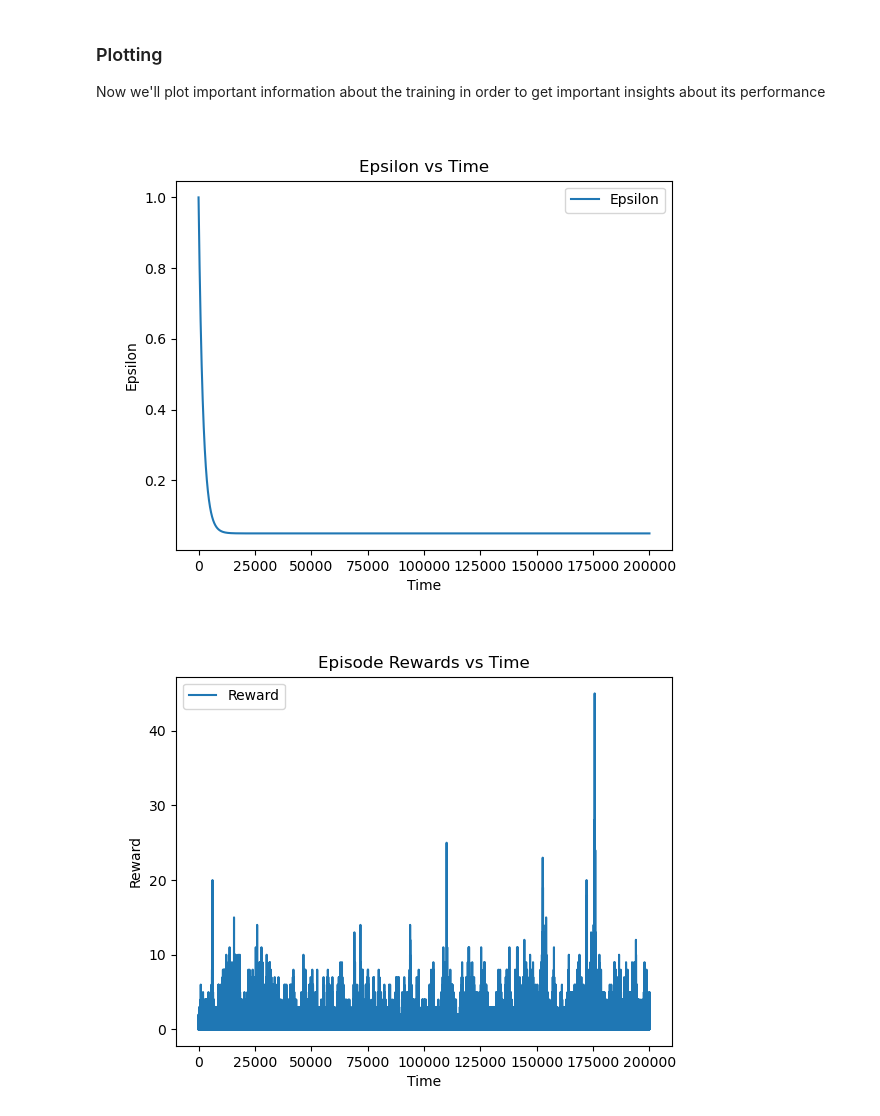
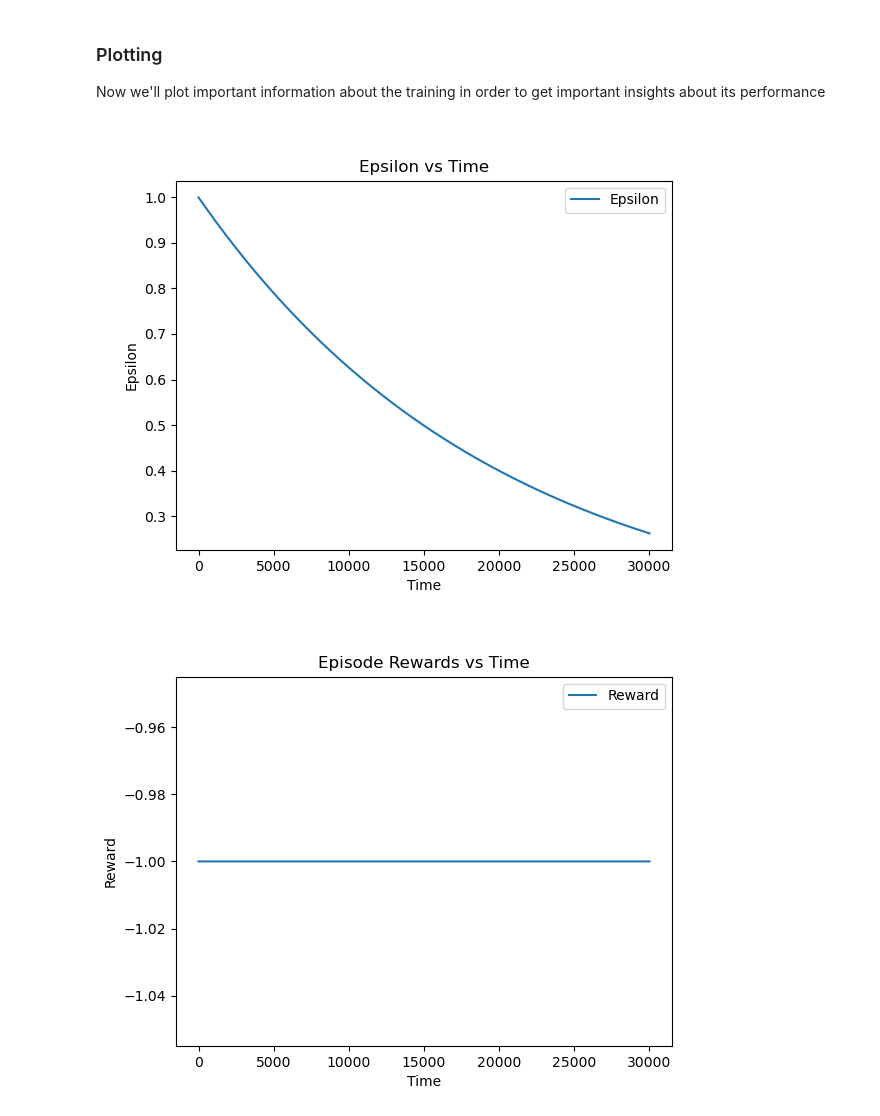
Before and after one commit to game-devs-csf/RL-environments, a Jupyter notebook: endless_runner_gym_test.ipynb, the cells around one changed output. Drawn from its saved outputs; the diff is of its cells as text; code cells hidden in the pictures.

````diff
--- a/endless_runner_gym_test.ipynb
+++ b/endless_runner_gym_test.ipynb
@@ -147,7 +147,7 @@ def epsilon_greedy_policy(Qtable, state, epsilon):
 Here, we'll define the hyperparameters, which are values that related to the training itself, so things like the number of episodes, learning rate, discount rate, decay rate, etc.
 # %%
 # Training parameters
-n_training_episodes = 200000  # Total training episodes
+n_training_episodes = 30000  # Total training episodes
 learning_rate = 0.4          # Learning rate
 
 # Evaluation parameters
@@ -156,16 +156,17 @@ n_eval_episodes = 100        # Total number of test episodes
 # Environment parameters
 env_id = "EndlessRunner-v0"     # Name of the environment
 max_steps = 20000               # Max steps per episode
-gamma = 0.95                 # Discounting rate
+gamma = 0.99                 # Discounting rate
 eval_seed = []               # The evaluation seed of the environment
 
 # Exploration parameters
 max_epsilon = 1.0             # Exploration probability at start
 min_epsilon = 0.05            # Minimum exploration probability
-decay_rate = 0.0005            # Exponential decay rate for exploration prob
+decay_rate = 0.00005            # Exponential decay rate for exploration prob
 # %%
 # Plotting variables
 rewards_vs_time = pd.DataFrame(columns=['Reward', 'Time', 'Epsilon'])
+dictList = []
 # %% [markdown]
 ### Training :O
 Training loop (explanation from HF's course)
@@ -186,7 +187,7 @@ Reset the environment
     Our next state is the new state
 ```
 # %%
-def train(n_training_episodes, min_epsilon, max_epsilon, decay_rate, env, max_steps, Qtable, rewards_vs_time):
+def train(n_training_episodes, min_epsilon, max_epsilon, decay_rate, env, max_steps, Qtable, rewards_vs_time, dictList):
   for episode in tqdm(range(n_training_episodes)):
     # Reduce epsilon (because we need less and less exploration)
     epsilon = min_epsilon + (max_epsilon - min_epsilon)*np.exp(-decay_rate*episode)
@@ -195,6 +196,7 @@ def train(n_training_episodes, min_epsilon, max_epsilon, decay_rate, env, max_st
     step = 0
     terminated = False
     truncated = False
+    rewards = 0
 
     # repeat
     for step in range(max_steps):
@@ -209,6 +211,7 @@ def train(n_training_episodes, min_epsilon, max_epsilon, decay_rate, env, max_st
       Qtable[state][action] = Qtable[state][action] + learning_rate * (reward + gamma * np.max(Qtable[new_state]) - Qtable[state][action])
 
       # At the end of each episode, append the reward and time to the DataFrame
+      rewards += reward
 
       # If terminated or truncated finish the episode
       if terminated or truncated:
@@ -217,12 +220,12 @@ def train(n_training_episodes, min_epsilon, max_epsilon, decay_rate, env, max_st
       # Our next state is the new state
       state = new_state
 
-    rewards_vs_time.loc[len(rewards_vs_time)] = {'Reward': info["dodges"], 'Time': episode, 'Epsilon': epsilon}
-  return Qtable, rewards_vs_time
+    dictList.append({'Reward': rewards, 'Time': episode, 'Epsilon': epsilon})
+  return Qtable, rewards_vs_time, dictList
 # %% [markdown]
 ## Train the Q-learning agent
 # %%
-Qtable_runner, rewards_vs_time = train(n_training_episodes, min_epsilon, max_epsilon, decay_rate, env, max_steps, Qtable_runner, rewards_vs_time)
+Qtable_runner, rewards_vs_time, dictList = train(n_training_episodes, min_epsilon, max_epsilon, decay_rate, env, max_steps, Qtable_runner, rewards_vs_time, dictList)
 # %% [markdown]
 Let's see our new Q-table
 # %%
@@ -241,30 +244,32 @@ array([[ 0.        ,  0.        ,  0.        ],
 Now we'll plot important information about the training in order to get important insights about its performance
 # %%
 # Plot the rewards vs time
+
+rewards_vs_time = pd.DataFrame(dictList)
 
 # Create the plot
 %matplotlib widget
 plt.ion()
 
 # Plot the rewards vs time
 rewards_vs_time.plot(x='Time', y='Reward', kind='line')
 # Set the title and labels
 plt.title('Episode Rewards vs Time')
 plt.xlabel('Time')
 plt.ylabel('Reward')
 
 # Plot the epsilon vs time
 rewards_vs_time.plot(x='Time', y='Epsilon', kind='line')
 # Set the title and labels
 plt.title('Epsilon vs Time')
 plt.xlabel('Time')
 plt.ylabel('Epsilon')
 
 # Show the plot
 plt.show()
 # %% [output]
-[figure, old version]
+[figure, new version]
-[figure, old version]
+[figure, new version]
 # %%
 #np.save("Qtable_runner.npy", Qtable_runner)
 # %%
````
Also changed, not shown: parts of 5 cells of this notebook.
